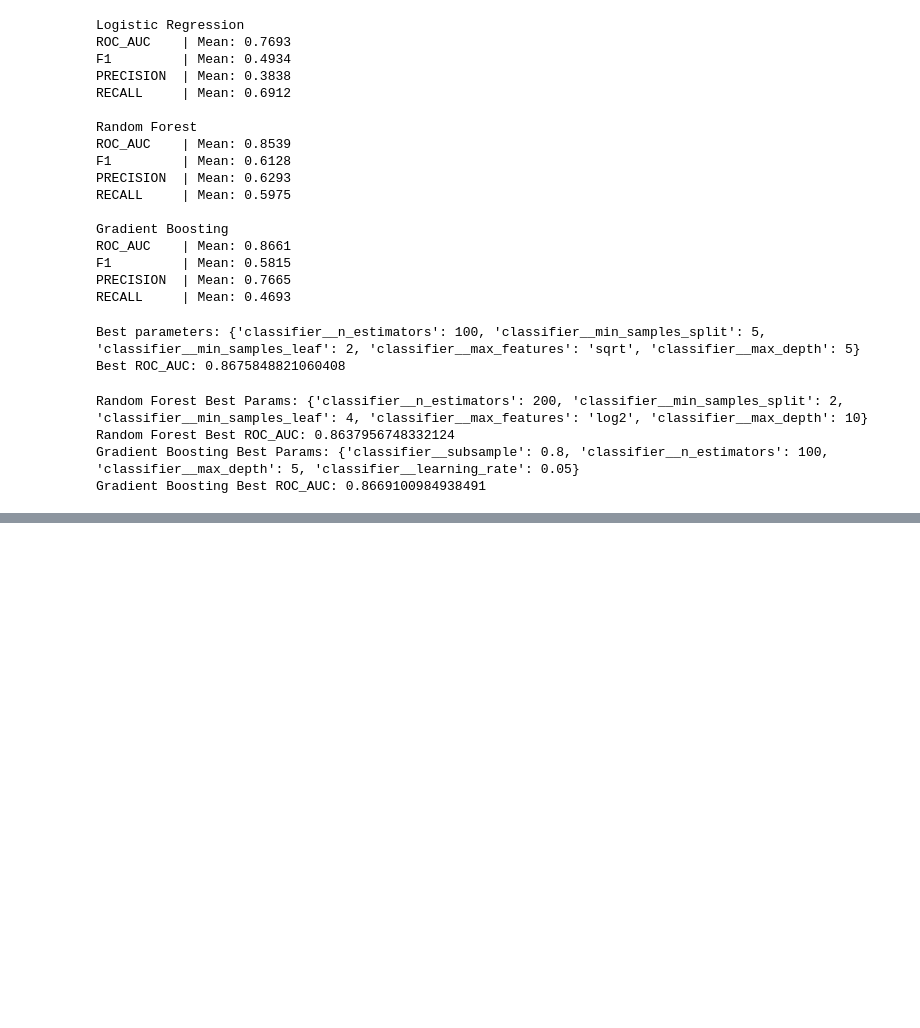
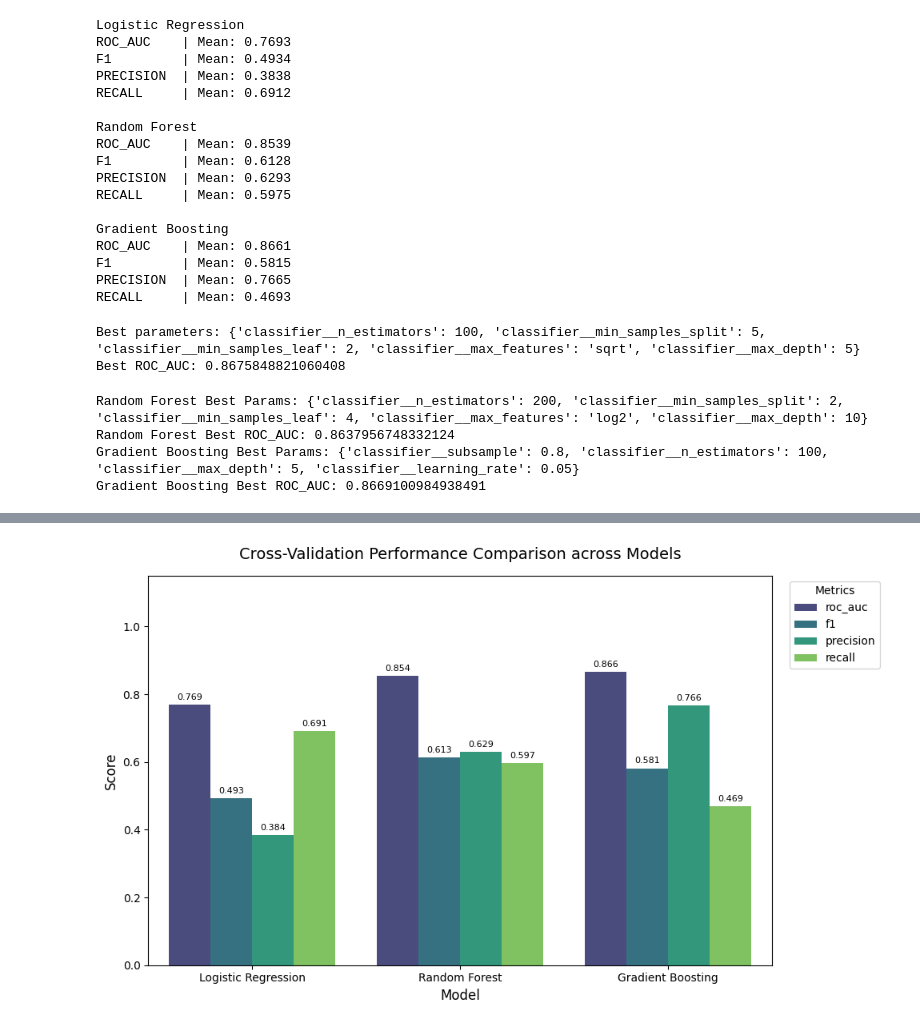
Before and after one commit to Mausam-tech/Banking_Churn_Predection, a Jupyter notebook: banking_churn.ipynb, the cells around one changed output, grey strips where cells are left out. Cells and saved outputs as stored; diff of their text form; code cells hidden in the pictures; blank space fills up the shorter version.

```diff
--- a/banking_churn.ipynb
+++ b/banking_churn.ipynb
@@ -617,0 +555,46 @@ ROC_AUC: 0.86877015690575
+# %%
+# 1. Convert the existing 'results' dictionary from Cell 27 directly to DataFrame
+results_df = (
+    pd.DataFrame(results).T.reset_index().rename(columns={'index': 'Model'})
+)
+
+# 2. Reshape DataFrame into long format for Seaborn
+results_melted = results_df.melt(
+    id_vars='Model', var_name='Metric', value_name='Score'
+)
+
+# 3. Plot grouped bar chart
+plt.figure(figsize=(10, 6))
+ax = sns.barplot(
+    data=results_melted, x='Model', y='Score', hue='Metric', palette='viridis'
+)
+
+# 4. Chart formatting
+plt.title(
+    'Cross-Validation Performance Comparison across Models',
+    fontsize=14,
+    pad=15,
+)
+plt.xlabel('Model', fontsize=12)
+plt.ylabel('Score', fontsize=12)
+plt.ylim(0, 1.15)
+plt.legend(title='Metrics', bbox_to_anchor=(1.02, 1), loc='upper left')
+
+# 5. Automatically annotate calculated values on top of bars
+for p in ax.patches:
+  height = p.get_height()
+  if height > 0:
+    ax.annotate(
+        f'{height:.3f}',
+        (p.get_x() + p.get_width() / 2.0, height),
+        ha='center',
+        va='bottom',
+        fontsize=8,
+        xytext=(0, 3),
+        textcoords='offset points',
+    )
+
+plt.tight_layout()
+plt.show()
+# %% [output]
+[figure, added]
```
Also changed, not shown: parts of 3 cells of this notebook.
